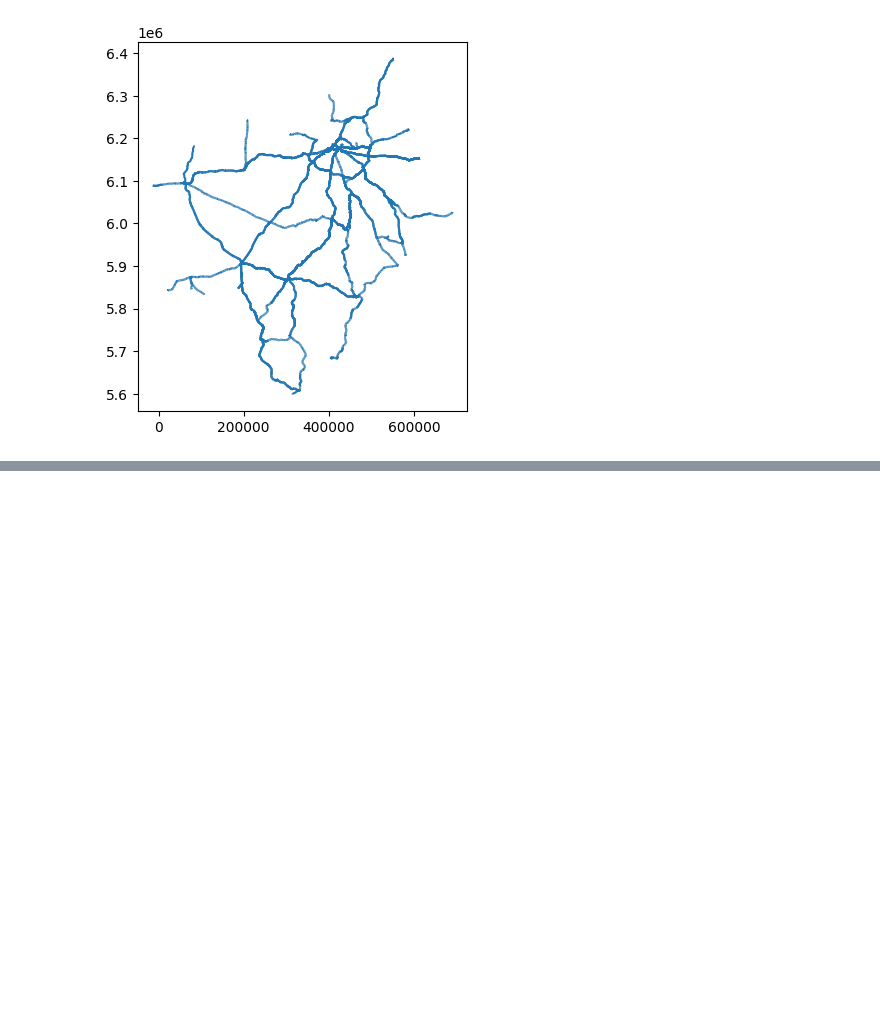
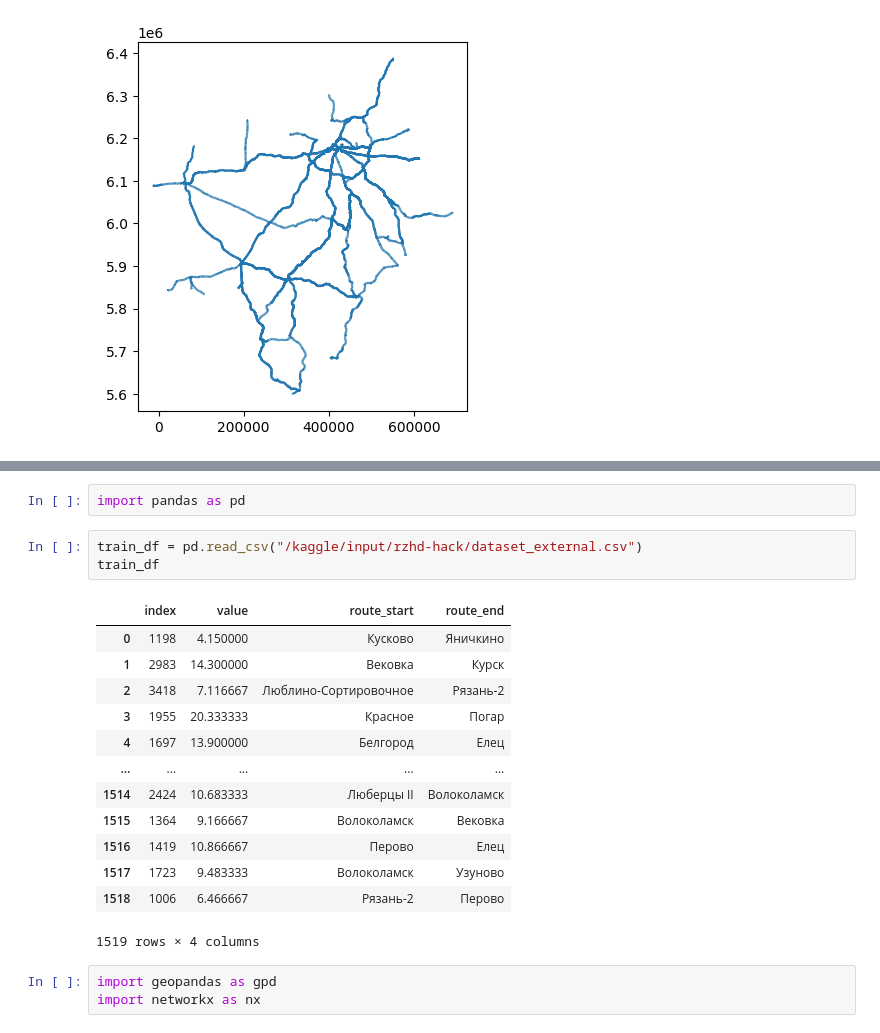
Before and after one commit to melarozz/rzhd_hackathon, a Jupyter notebook: rzhd.ipynb, the cells around one changed output, grey strips where cells are left out. Saved outputs shown, nothing was run; the diff lists cells and outputs as text; blank space fills up the shorter version.

Commit message:
Kaggle Notebook | rzhd_hackathon | Baseline

```diff
--- a/rzhd.ipynb
+++ b/rzhd.ipynb
@@ -105,0 +103,22 @@ NameError: name 'crs' is not defined
+# %%
+import pandas as pd
+# %%
+train_df = pd.read_csv("/kaggle/input/rzhd-hack/dataset_external.csv")
+train_df
+# %% [output]
+|  | index | value | route_start | route_end |
+| 0 | 1198 | 4.150000 | Кусково | Яничкино |
+| 1 | 2983 | 14.300000 | Вековка | Курск |
+| 2 | 3418 | 7.116667 | Люблино-Сортировочное | Рязань-2 |
+| 3 | 1955 | 20.333333 | Красное | Погар |
+| 4 | 1697 | 13.900000 | Белгород | Елец |
+| ... | ... | ... | ... | ... |
+| 1514 | 2424 | 10.683333 | Люберцы II | Волоколамск |
+| 1515 | 1364 | 9.166667 | Волоколамск | Вековка |
+| 1516 | 1419 | 10.866667 | Перово | Елец |
+| 1517 | 1723 | 9.483333 | Волоколамск | Узуново |
+| 1518 | 1006 | 6.466667 | Рязань-2 | Перово |
+1519 rows × 4 columns
+# %%
+import geopandas as gpd
+import networkx as nx
```
Also changed, not shown: parts of 15 cells of this notebook.
